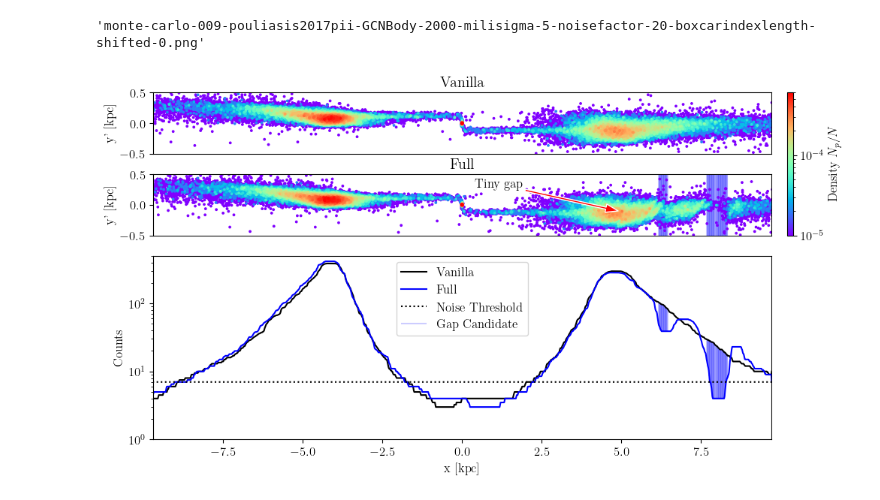
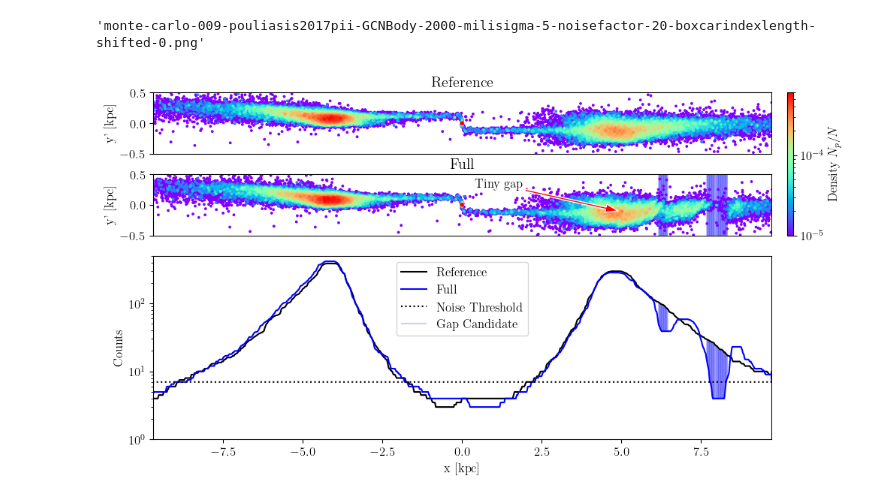
Before and after one commit to salvatore-ferrone/stream_analysis, a Jupyter notebook: figures/detections.ipynb, the cells around one changed output. Cells and saved outputs as stored; diff of their text form; code cells hidden in the pictures.

Commit message:
Vanilla to reference

```diff
--- a/figures/detections.ipynb
+++ b/figures/detections.ipynb
@@ -71,7 +71,7 @@ properties['add_gap_candidates_to_profiles']['color']="blue"
 properties['add_gap_candidates_to_profiles']['alpha']=0.2
 properties['add_gap_candidates_to_2D_plot']['color']="blue"
 properties['add_gap_candidates_to_2D_plot']['alpha']=0.2
-properties['append1Dprofiles'][1]['label']="Vanilla"
+properties['append1Dprofiles'][1]['label']="Reference"
 properties['append1Dprofiles'][2]['label']="Full"
 properties['append1Dprofiles'][2]['color']="blue"
 properties['append1Dprofiles'][2]['linestyle']="solid"
@@ -90,23 +90,23 @@ def gspec_double_xy_profile():
 # %%
 cbarlabel=r"Density $N_p/N$"
 handles = gspec_double_xy_profile()
 fig,ax0,ax1,ax2,cbar_ax = handles
 fig = PD.doplot(handles,data,properties)
 
 # ax1.text(5,0.6,"Small gap",color="black",alpha=1,ha="right")
 ax1.annotate(
     "Tiny gap",  # Text to display
     xy=(4.9, -0.1),        # Point to annotate
     xytext=(0.4, 0.285),    # Position of the text
     arrowprops=dict(facecolor='red',edgecolor="white", width=2, headwidth=8)
 )
-ax0.set_title("Vanilla")
+ax0.set_title("Reference")
 ax1.set_title("Full")
 ax2.set_ylim(1e0,5e2)
 ax2.legend()
 ax2.set_ylabel("Counts")
 cbar_ax.set_ylabel(cbarlabel)
 
 fig.savefig("../paper/"+outname,dpi=300)
 # %% [output]
-[figure, old version]
+[figure, new version]
```
Also changed, not shown: 1 other file.
